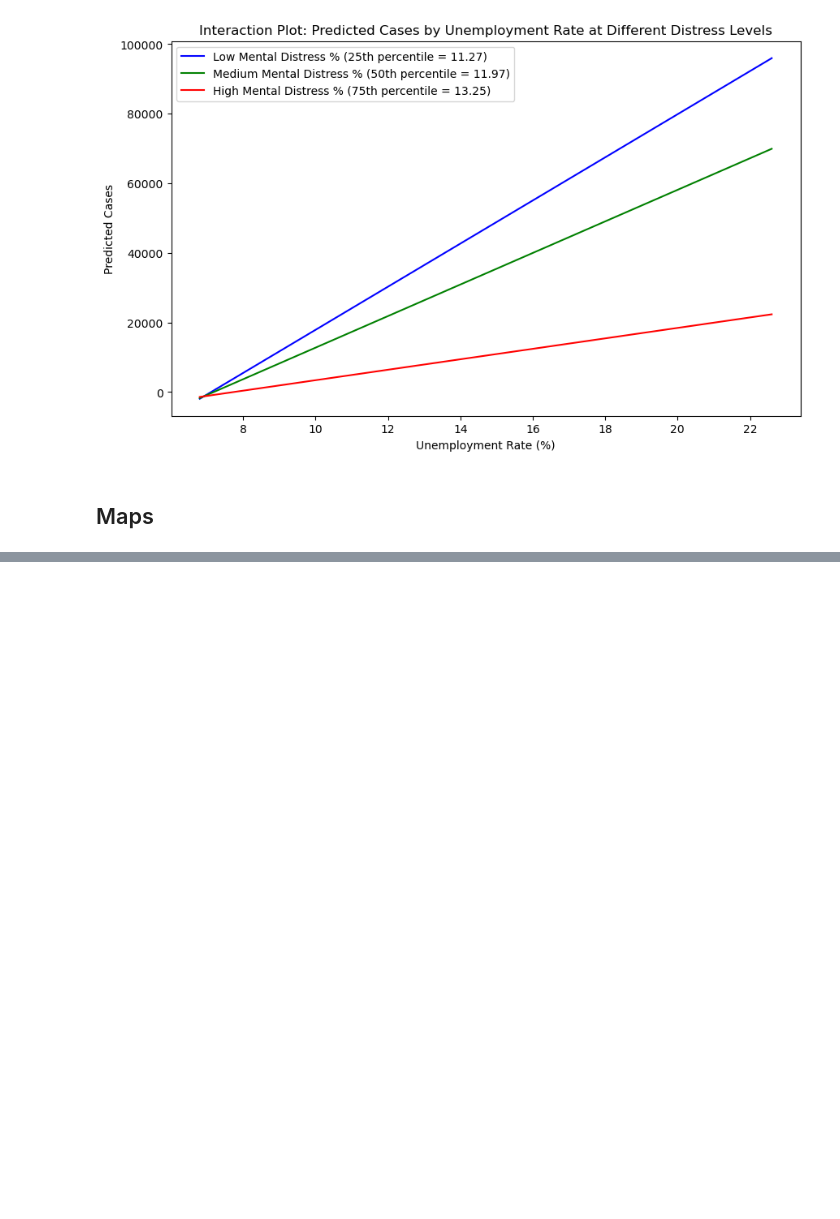
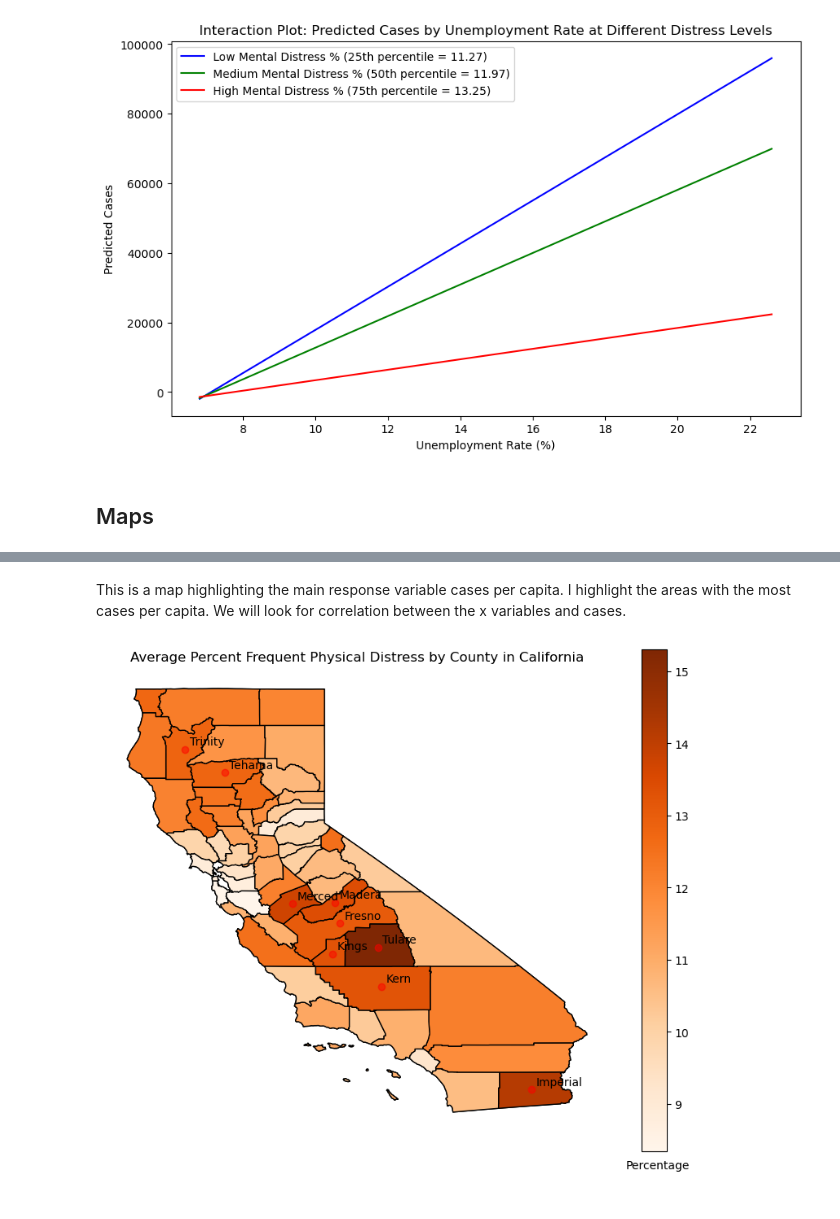
Before and after one commit to r-lee1888/eco225-project-code-r-lee1888, a Jupyter notebook: Code/Project1Code.ipynb, the cells around one changed output, grey strips where cells are left out. Saved outputs shown, nothing was run; the diff lists cells and outputs as text; code cells hidden in the pictures; blank space fills up the shorter version.

```diff
--- a/Code/Project1Code.ipynb
+++ b/Code/Project1Code.ipynb
@@ -351,0 +551,33 @@ county_df_covid = county_df.merge(covid_health_weather, left_on="NAME", right_on
+# %% [markdown]
+This is a map highlighting the main response variable cases per capita. I highlight the areas with the most cases per capita. We will look for correlation between the x variables and cases.
+# %%
+fig, gax = plt.subplots(figsize = (10,8))
+
+# Plot the state level
+state_df[state_df['NAME'] == 'California'].plot(ax = gax, edgecolor='black',color='white')
+
+# Plot the counties and data
+county_df_covid.plot(
+    ax=gax, edgecolor='black', column='avg_percent_frequent_physical_distress', legend=True, cmap='Oranges' #range of your column value for the color legend
+)
+
+# Add text to let people know what we are plotting
+gax.annotate('Percentage',xy=(0.65, 0.05),  xycoords='figure fraction')
+gdf.head()
+# Plot county names of high personal income per capita
+gdf_highquantile = gdf[gdf['avg_percent_frequent_physical_distress'] > gdf['avg_percent_frequent_physical_distress'].quantile(0.85)]
+gdf_highquantile.plot(ax=gax, color='red', alpha = 0.5)
+for x, y, label in zip(gdf_highquantile['Coordinates'].x, gdf_highquantile['Coordinates'].y, gdf_highquantile['county']):
+    gax.annotate(label, xy=(x,y), xytext=(4,4), textcoords='offset points')
+
+
+# I don't want the axis with long and lat
+plt.axis('off')
+
+# Add a title
+plt.title('Average Percent Frequent Physical Distress by County in California')
+
+
+plt.show()
+# %% [output]
+[figure, added]
```
Also changed, not shown: parts of 25 cells of this notebook, 2 other files.
